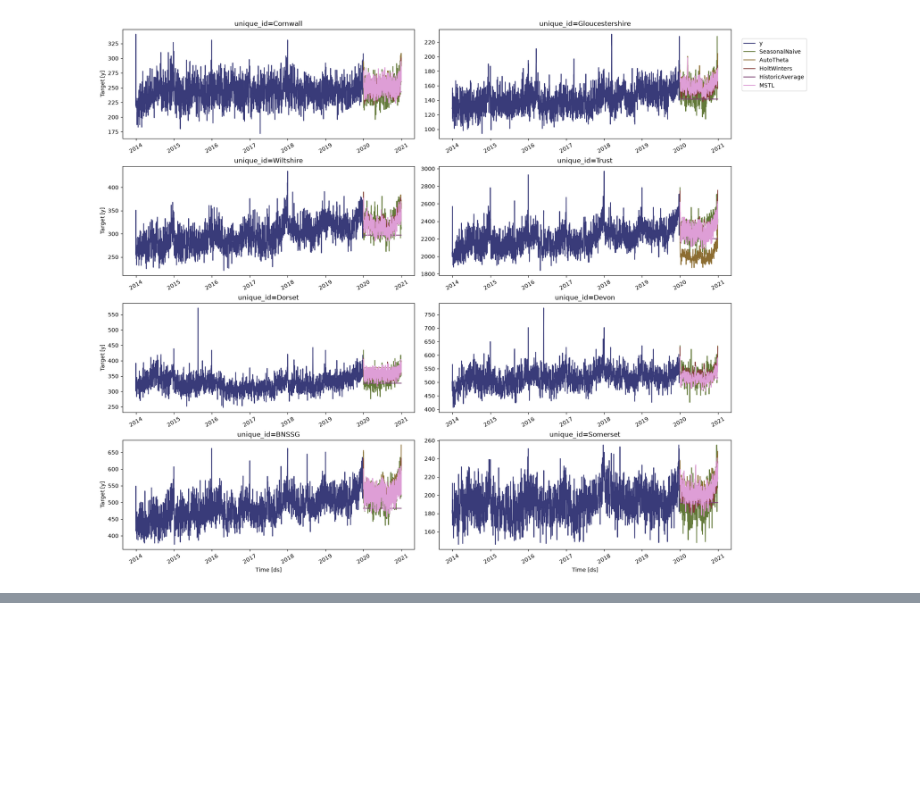
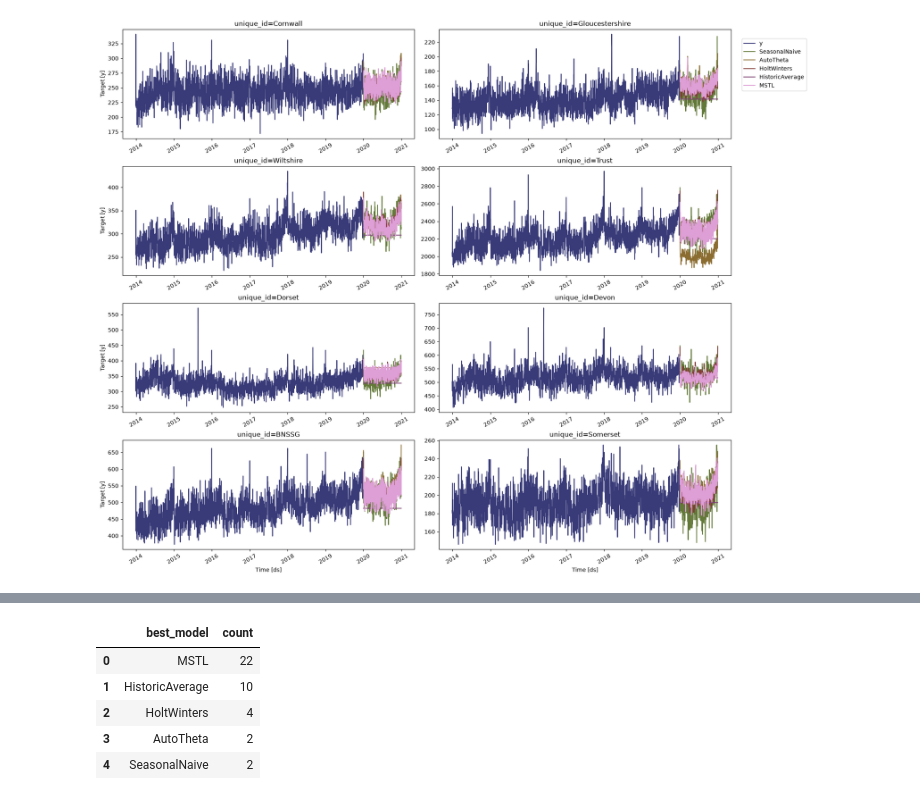
Before and after one commit to ambmodels/ambforecast-intern, a Jupyter notebook: statsforecast_ambulanceresponse.ipynb, the cells around one changed output, grey strips where cells are left out. Cells and saved outputs as stored; diff of their text form; code cells hidden in the pictures; blank space fills up the shorter version.

```diff
--- a/statsforecast_ambulanceresponse.ipynb
+++ b/statsforecast_ambulanceresponse.ipynb
@@ -261,0 +298,11 @@ sf.plot(df_filtered,forecasts_df)
+# %%
+# creating a summary table for my evaluation
+# do I need to create a summary table for each unique id though... or should we use the same model for each area.
+evaluation_df['best_model'].value_counts().to_frame().reset_index()
+# %% [output]
+|  | best_model | count |
+| 0 | MSTL | 22 |
+| 1 | HistoricAverage | 10 |
+| 2 | HoltWinters | 4 |
+| 3 | AutoTheta | 2 |
+| 4 | SeasonalNaive | 2 |
```
Also changed, not shown: parts of 2 cells of this notebook.
